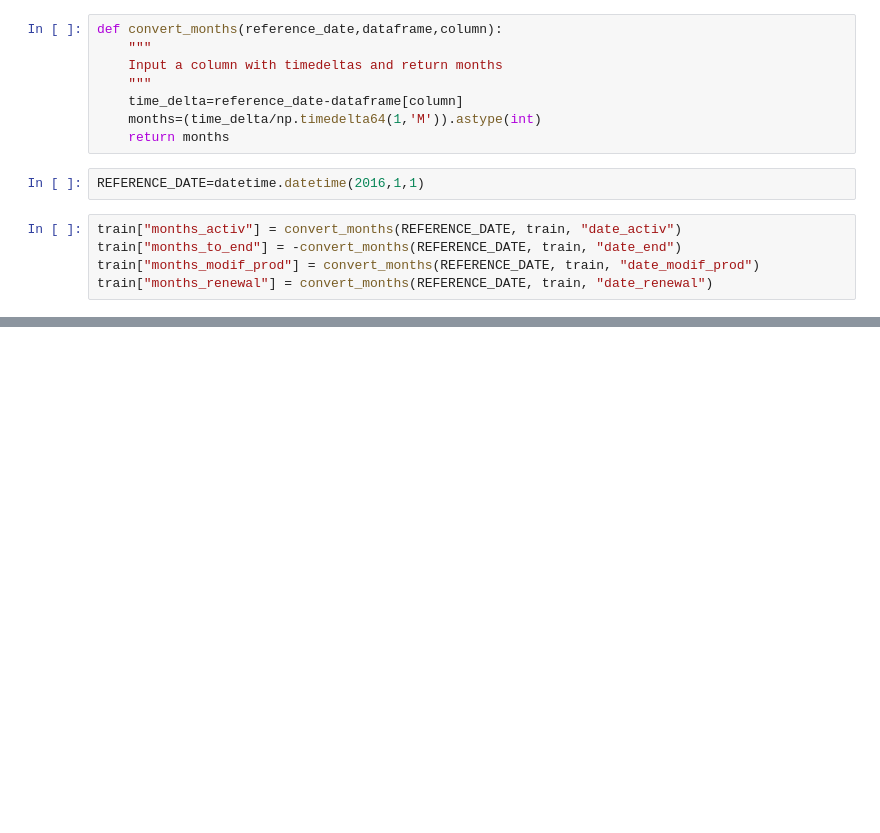
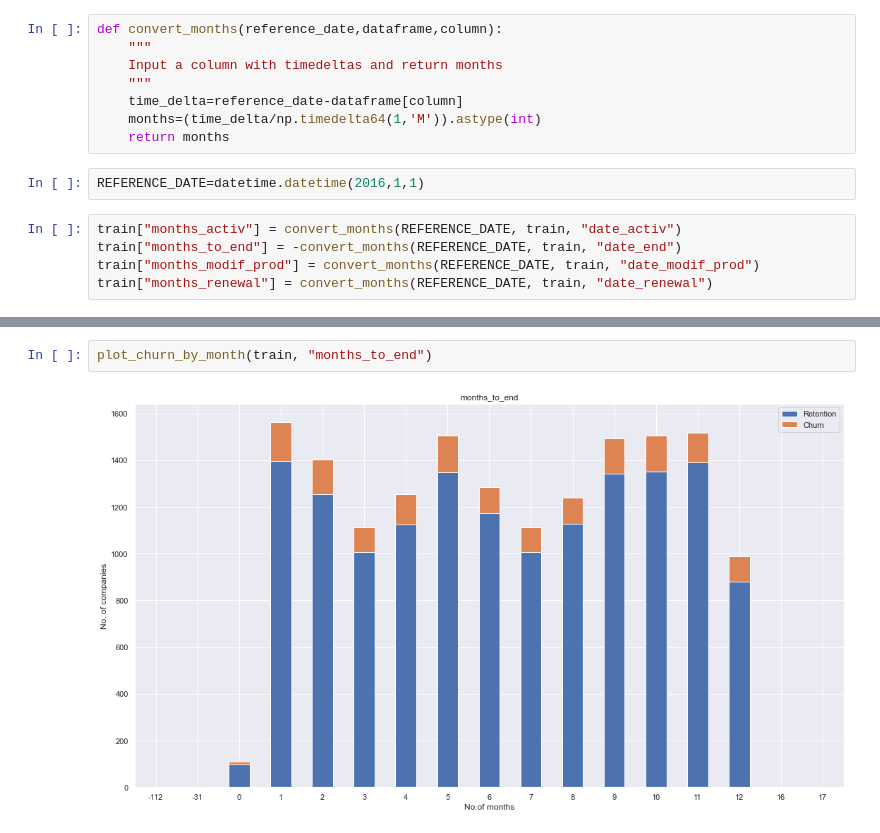
Before and after one commit to YiranXu/Data_Science_Projects, a Jupyter notebook: BCG_datascience_virtual_experience/Feature Engineering solution.ipynb, the cells around one changed output, grey strips where cells are left out. Saved outputs shown, nothing was run; the diff lists cells and outputs as text; blank space fills up the shorter version.

```diff
--- a/BCG_datascience_virtual_experience/Feature Engineering solution.ipynb
+++ b/BCG_datascience_virtual_experience/Feature Engineering solution.ipynb
@@ -169,0 +201,4 @@ def plot_churn_by_month(dataframe,column,fontsize_=11):
+# %%
+plot_churn_by_month(train, "months_to_end")
+# %% [output]
+[figure, added]
```
Also changed, not shown: parts of 80 cells of this notebook.
